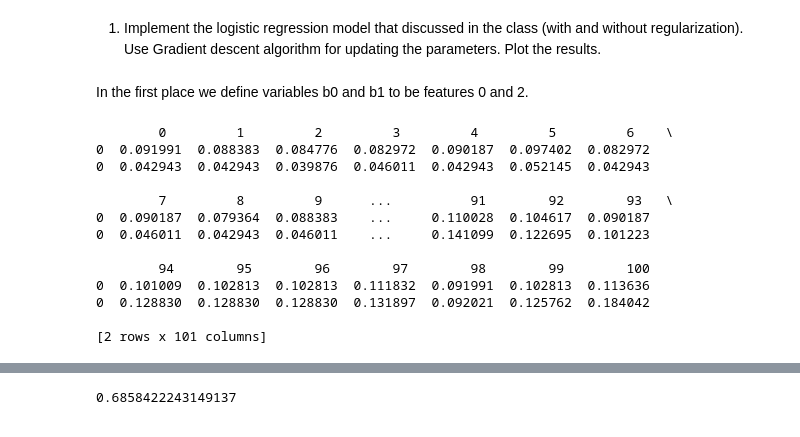
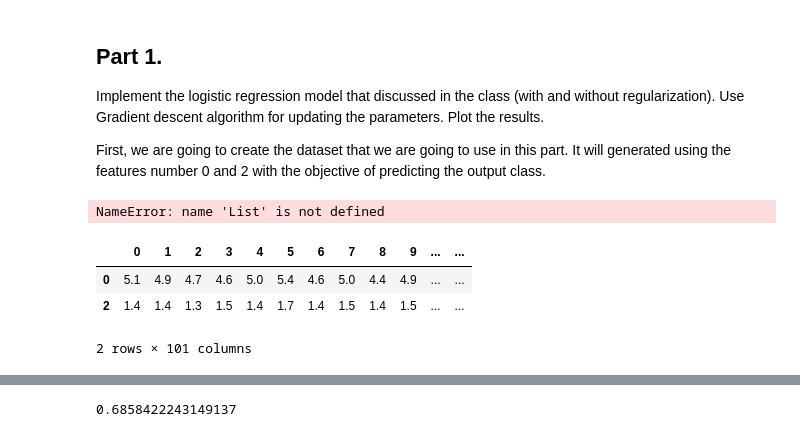
Before and after one commit to adrigrillo/dl, a Jupyter notebook: assigment_1/assignment_1.ipynb, the cells around one changed output, grey strips where cells are left out. Saved outputs shown, nothing was run; the diff lists cells and outputs as text; code cells hidden in the pictures.

Commit message:
Implemented the method to generate the dataset with specific features

```diff
--- a/assigment_1/assignment_1.ipynb
+++ b/assigment_1/assignment_1.ipynb
@@ -30,0 +40,4 @@ Describing the data set
+# %%
+from sklearn import preprocessing
+df = pd.read_csv('./iris.data', header=None)
+df.head()
@@ -62,13 +93,49 @@ plt.show()
 # %% [markdown]
-1) Implement the logistic regression model that discussed in the class (with and without regularization). Use Gradient descent algorithm for updating the parameters. Plot the results.
+## Part 1.
+Implement the logistic regression model that discussed in the class
+(with and without regularization). Use Gradient descent algorithm
+for updating the parameters. Plot the results.
+
+First, we are going to create the dataset that we are going to use
+in this part. It will generated using the features number 0 and 2 with
+the objective of predicting the output class.
-# %% [markdown]
-In the first place we define variables b0 and b1 to be features 0 and 2.
+# %%
+def generate_data_with_features(data: pd.DataFrame, features: List[int], elements: int = 100,
+                                normalise: bool = False) -> pd.DataFrame:
+    """
+    Method to obtain a dataset with the features and the size desired. This
+    methods uses sampling without replacement to obtain the elements.
+
+    The indices are reset to make the sample independent of the previous dataset.
+    Normalisation are made in column by column style, using only numeric columns.
+
+    :param data: dataframe with the original data
+    :param features: list with the column name of the features
+    :param elements: number of elements
+    :param normalise: boolean to normalise the data
+    :return: dataframe with the new data with the desired characteristics
+    """
+    data = data[features].sample(elements, random_state=47).reset_index(drop=True)
+    if normalise:
+        for i in features:
+            column = data[i].values.reshape(-1, 1)
+            if column.dtype == np.float64 or column.dtype == np.int64:
+                min_max_scaler = preprocessing.MinMaxScaler()
+                scaled_column = min_max_scaler.fit_transform(column)
+                data[i] = scaled_column.reshape(-1)
+    return data
+# %% [output]
+NameError: name 'List' is not defined
+# %%
+#Define input
+x=df[[0,2]].loc[:100].T
+x.head()
+# %% [output]
+|  | 0 | 1 | 2 | 3 | 4 | 5 | 6 | 7 | 8 | 9 | ... | ... |
+| 0 | 5.1 | 4.9 | 4.7 | 4.6 | 5.0 | 5.4 | 4.6 | 5.0 | 4.4 | 4.9 | ... | ... |
+| 2 | 1.4 | 1.4 | 1.3 | 1.5 | 1.4 | 1.7 | 1.4 | 1.5 | 1.4 | 1.5 | ... | ... |
+2 rows × 101 columns
 # %%
-b0=0
-b1=2
-from sklearn import preprocessing
-#Define input
-x=df[[b0,b1]].loc[:100].T
 
 #Normalize it
 x1=x.loc[0]
@@ -77,20 +144,6 @@ normalized_X1 = pd.DataFrame(preprocessing.normalize([x1]))
 normalized_X2 = pd.DataFrame(preprocessing.normalize([x2]))
 
 x = pd.concat([normalized_X1, normalized_X2])
-# %% [output]
-        0         1         2         3         4         5         6    \
-0  0.091991  0.088383  0.084776  0.082972  0.090187  0.097402  0.082972
-0  0.042943  0.042943  0.039876  0.046011  0.042943  0.052145  0.042943
-
-        7         8         9      ...          91        92        93   \
-0  0.090187  0.079364  0.088383    ...     0.110028  0.104617  0.090187
-0  0.046011  0.042943  0.046011    ...     0.141099  0.122695  0.101223
-
-        94        95        96        97        98        99        100
-0  0.101009  0.102813  0.102813  0.111832  0.091991  0.102813  0.113636
-0  0.128830  0.128830  0.128830  0.131897  0.092021  0.125762  0.184042
-
-[2 rows x 101 columns]
 # %%
 #Initialize the weights
 w= np.random.rand(2) #Size (2,1)
```
Also changed, not shown: parts of 11 cells of this notebook, 3 other files.
